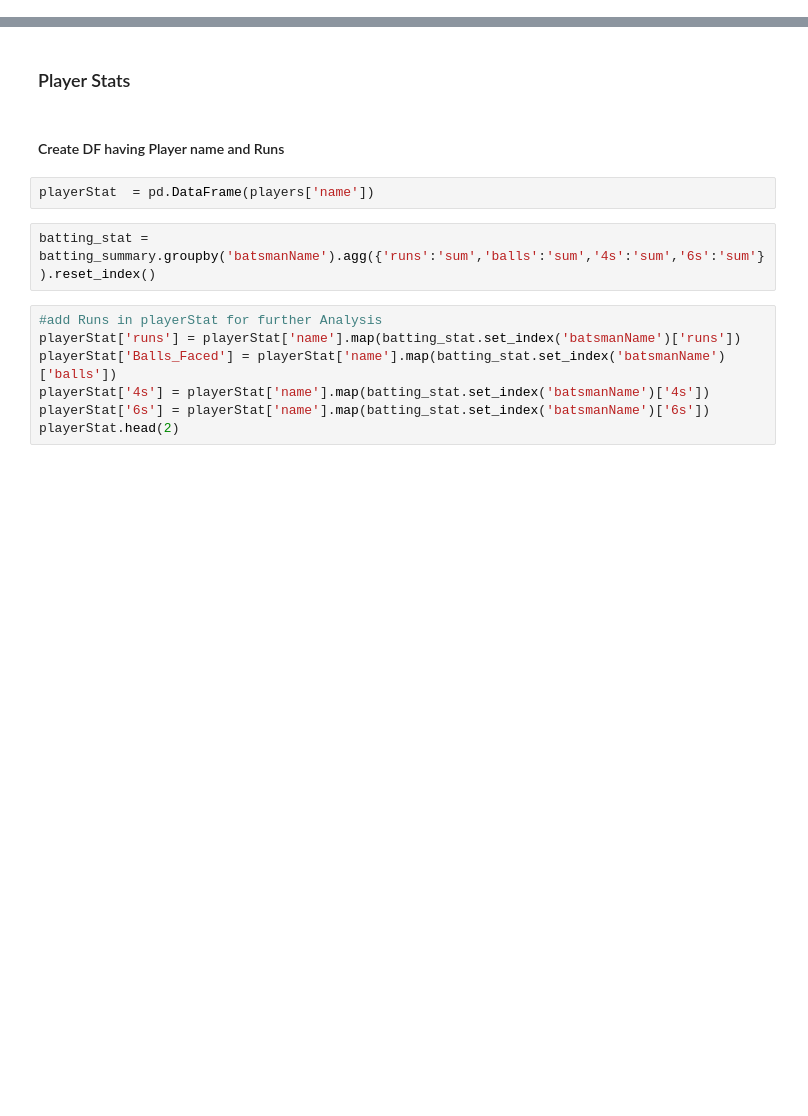
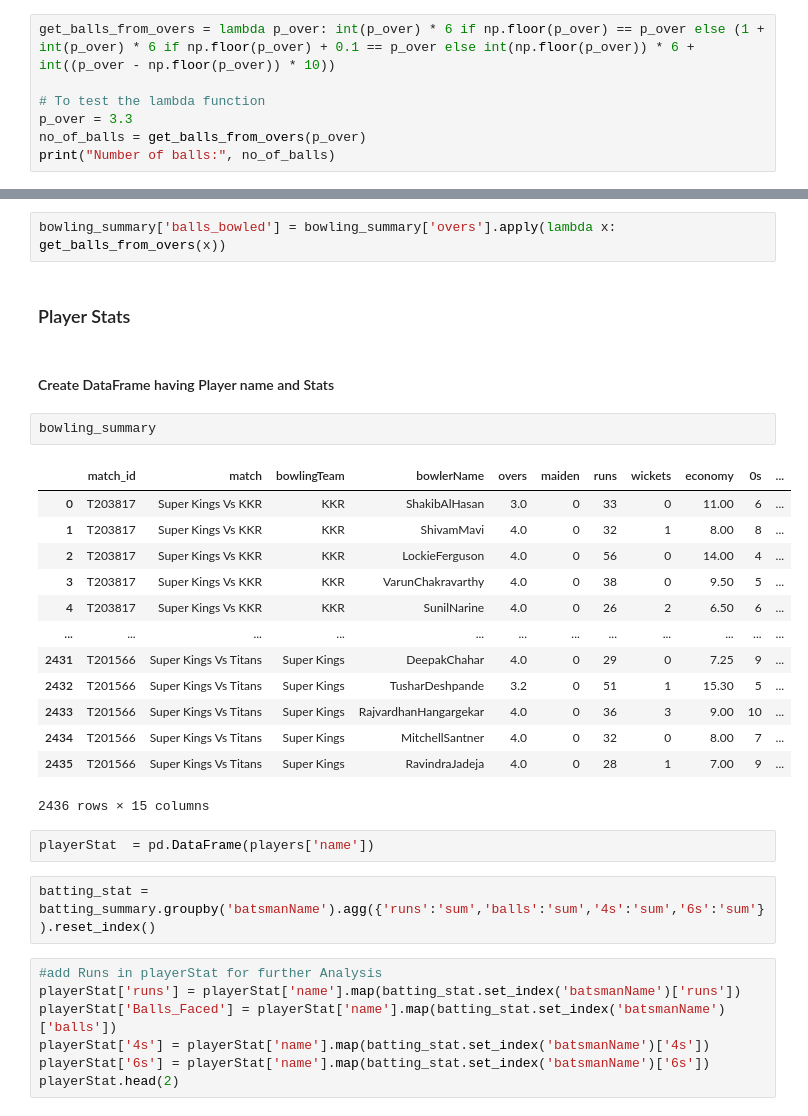
Before and after one commit to patiltan4/IPL_Analysis, a Jupyter notebook: IPL_2024_python.ipynb, the cells around one changed output, grey strips where cells are left out. Drawn from its saved outputs; the diff is of its cells as text; blank space fills up the shorter version.

```diff
--- a/IPL_2024_python.ipynb
+++ b/IPL_2024_python.ipynb
@@ -71,3 +72,10 @@ match_summary['year']= (match_summary['matchDate']).str[-4:]
 match_summary['year'].unique()
 # %% [output]
 array(['2021', '2022', '2023'], dtype=object)
+# %%
+get_balls_from_overs = lambda p_over: int(p_over) * 6 if np.floor(p_over) == p_over else (1 + int(p_over) * 6 if np.floor(p_over) + 0.1 == p_over else int(np.floor(p_over)) * 6 + int((p_over - np.floor(p_over)) * 10))
+
+# To test the lambda function
+p_over = 3.3
+no_of_balls = get_balls_from_overs(p_over)
+print("Number of balls:", no_of_balls)
@@ -74,7 +84,25 @@ array(['2021', '2022', '2023'], dtype=object)
+# %%
+bowling_summary['balls_bowled'] = bowling_summary['overs'].apply(lambda x: get_balls_from_overs(x))
 # %% [markdown]
 ### Player Stats
 # %% [markdown]
-#### Create DF having Player name and Runs
+#### Create DataFrame having Player name and Stats
+# %%
+bowling_summary
+# %% [output]
+|  | match_id | match | bowlingTeam | bowlerName | overs | maiden | runs | wickets | economy | 0s | ... |
+| 0 | T203817 | Super Kings Vs KKR | KKR | ShakibAlHasan | 3.0 | 0 | 33 | 0 | 11.00 | 6 | ... |
+| 1 | T203817 | Super Kings Vs KKR | KKR | ShivamMavi | 4.0 | 0 | 32 | 1 | 8.00 | 8 | ... |
+| 2 | T203817 | Super Kings Vs KKR | KKR | LockieFerguson | 4.0 | 0 | 56 | 0 | 14.00 | 4 | ... |
+| 3 | T203817 | Super Kings Vs KKR | KKR | VarunChakravarthy | 4.0 | 0 | 38 | 0 | 9.50 | 5 | ... |
+| 4 | T203817 | Super Kings Vs KKR | KKR | SunilNarine | 4.0 | 0 | 26 | 2 | 6.50 | 6 | ... |
+| ... | ... | ... | ... | ... | ... | ... | ... | ... | ... | ... | ... |
+| 2431 | T201566 | Super Kings Vs Titans | Super Kings | DeepakChahar | 4.0 | 0 | 29 | 0 | 7.25 | 9 | ... |
+| 2432 | T201566 | Super Kings Vs Titans | Super Kings | TusharDeshpande | 3.2 | 0 | 51 | 1 | 15.30 | 5 | ... |
+| 2433 | T201566 | Super Kings Vs Titans | Super Kings | RajvardhanHangargekar | 4.0 | 0 | 36 | 3 | 9.00 | 10 | ... |
+| 2434 | T201566 | Super Kings Vs Titans | Super Kings | MitchellSantner | 4.0 | 0 | 32 | 0 | 8.00 | 7 | ... |
+| 2435 | T201566 | Super Kings Vs Titans | Super Kings | RavindraJadeja | 4.0 | 0 | 28 | 1 | 7.00 | 9 | ... |
+2436 rows × 15 columns
 # %%
 playerStat  = pd.DataFrame(players['name'])
 # %%
```
Also changed, not shown: parts of 26 cells of this notebook.
